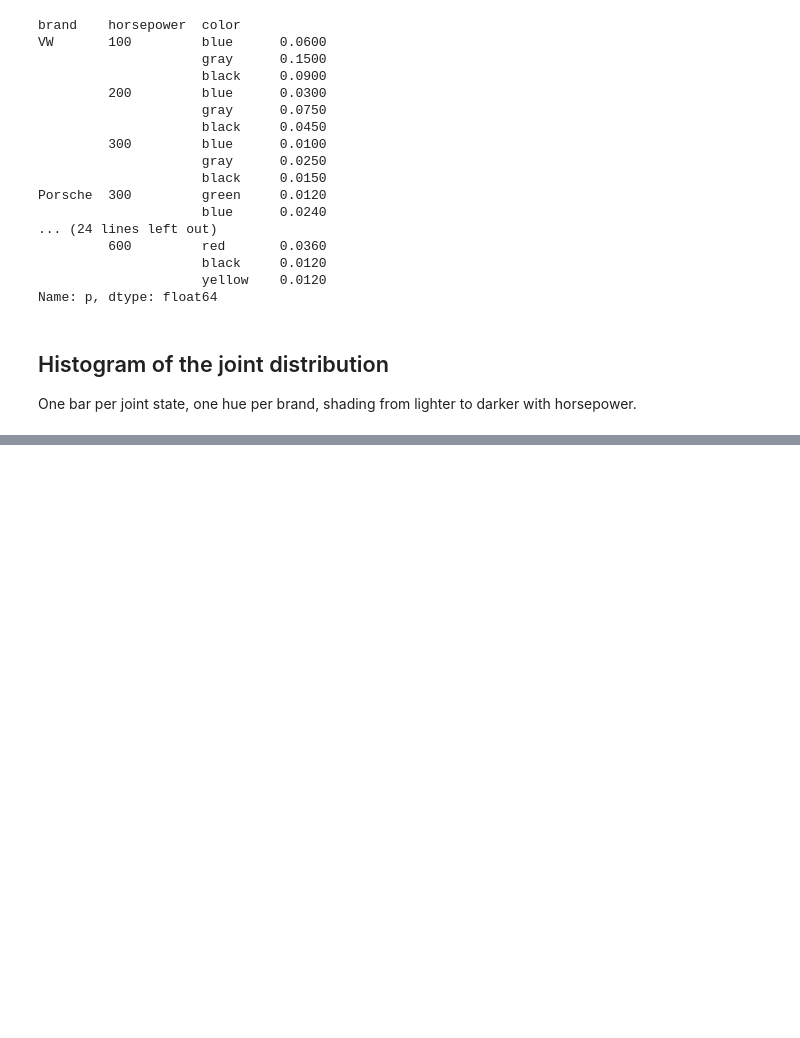
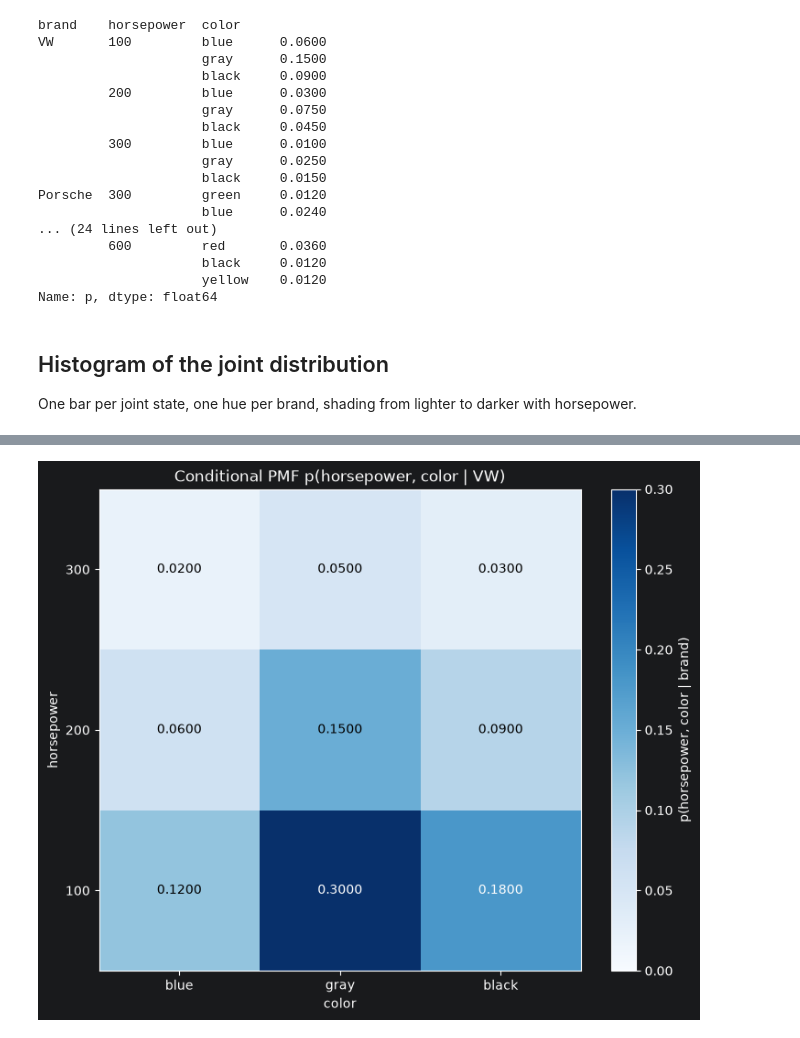
Before and after one commit to aisven/foundations-of-probability-and-statistics, a Jupyter notebook: notebooks/cars/notebook-cars-0.ipynb, the cells around one changed output, grey strips where cells are left out. Drawn from its saved outputs; the diff is of its cells as text; code cells hidden in the pictures; blank space fills up the shorter version.

Commit message:
add visualization

```diff
--- a/notebooks/cars/notebook-cars-0.ipynb
+++ b/notebooks/cars/notebook-cars-0.ipynb
@@ -44,0 +51,4 @@ joint_car_distribution_histogram_figure = visualize_joint_car_distribution_in_hi
+# %%
+pmf_vw_figure = visualize_pmf_given_brand(brand="VW")
+# %% [output]
+[figure, added]
```
Also changed, not shown: parts of 5 cells of this notebook, 2 other files.
